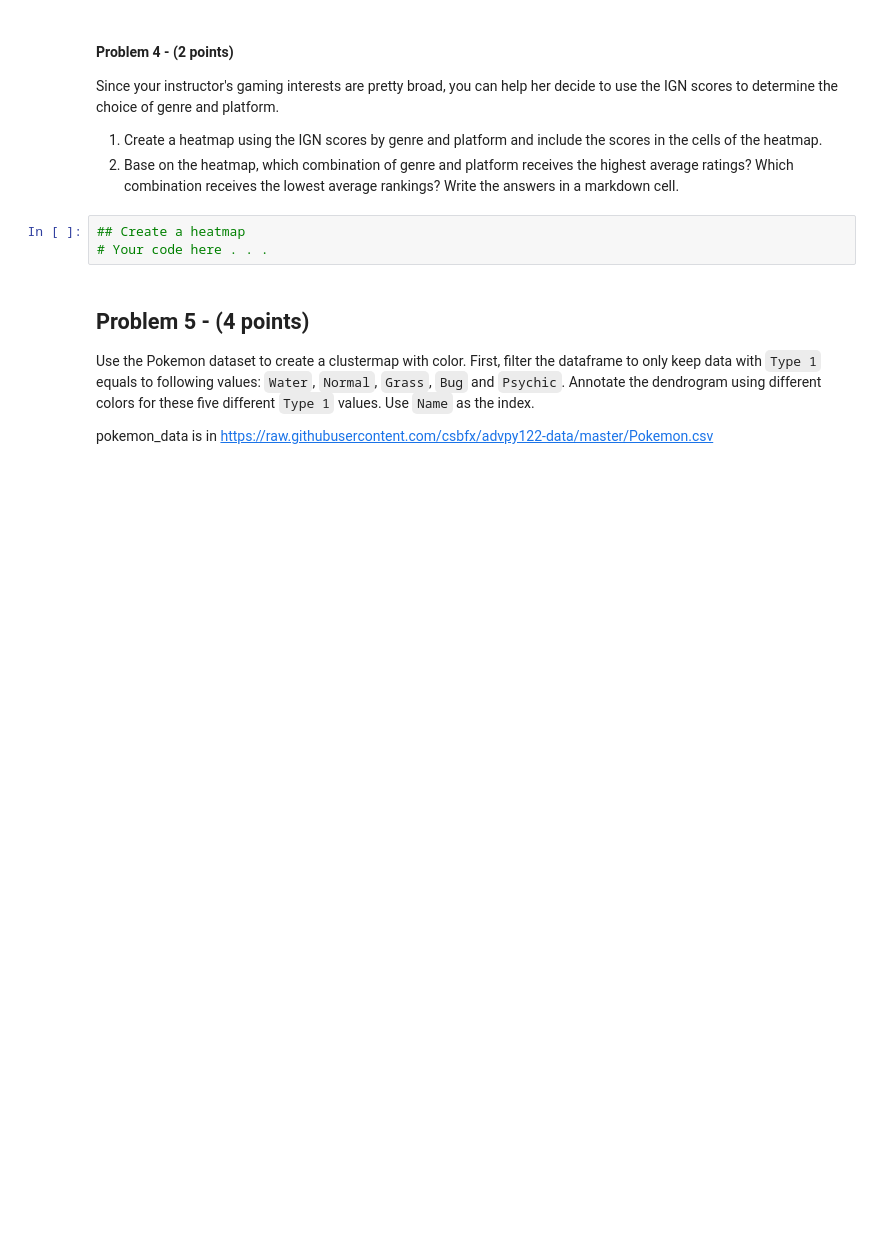
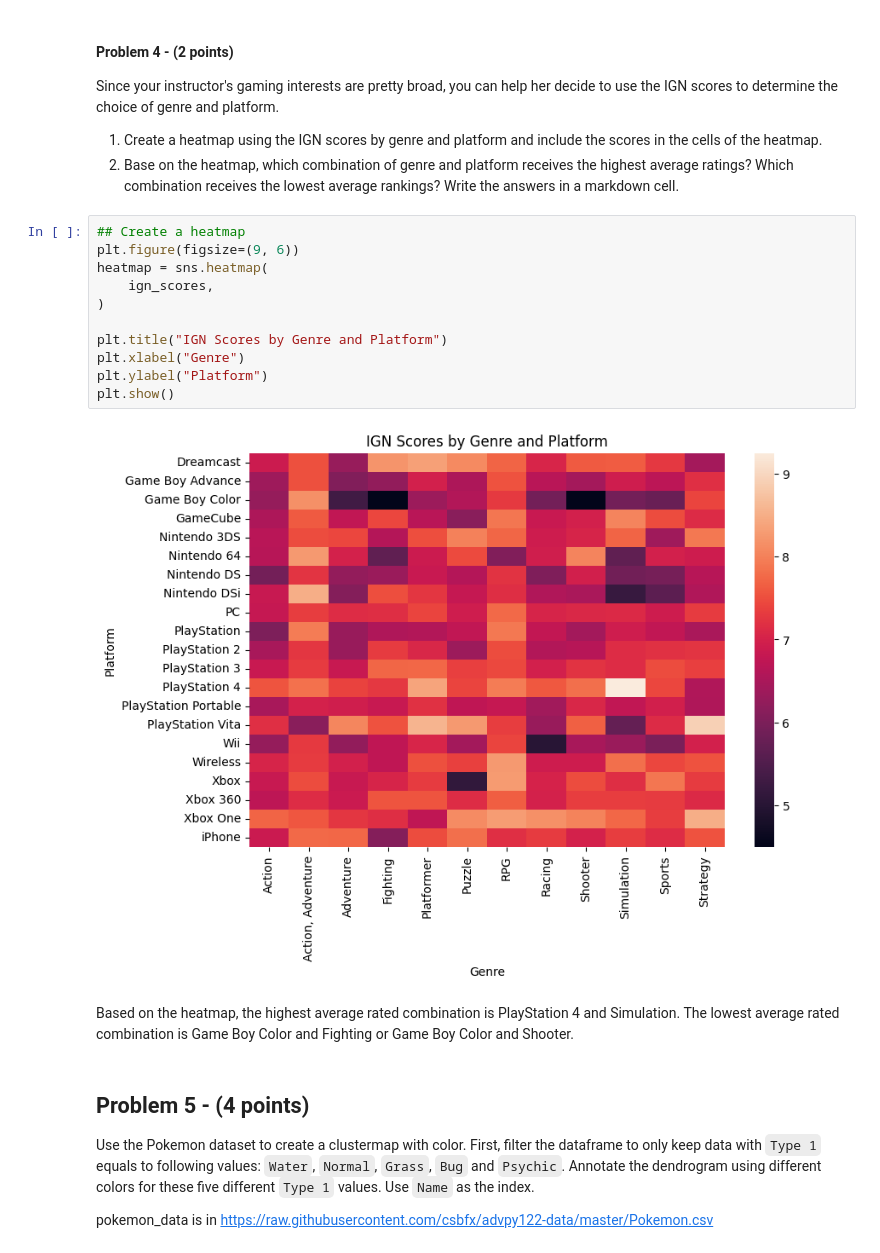
Before and after one commit to CS133-DataVisualization/cs133-datavisualization-fall2024-mini-assignments-mini-assignments, a Jupyter notebook: LeeJUSTIN_A11/Colab_A11_heatmap.ipynb, the cells around one changed output. Cells and saved outputs as stored; diff of their text form; blank space fills up the shorter version.

```diff
--- a/LeeJUSTIN_A11/Colab_A11_heatmap.ipynb
+++ b/LeeJUSTIN_A11/Colab_A11_heatmap.ipynb
@@ -46,9 +70,22 @@ Since your instructor's gaming interests are pretty broad, you can help her deci
 
 1. Create a heatmap using the IGN scores by genre and platform and include the scores in the cells of the heatmap.
 2. Base on the heatmap, which combination of genre and platform receives the highest average ratings?  Which combination receives the lowest average rankings? Write the answers in a markdown cell.
-# %%
-## Create a heatmap
-# Your code here . . .
+# %%
+## Create a heatmap
+plt.figure(figsize=(9, 6))
+heatmap = sns.heatmap(
+    ign_scores,
+)
+
+plt.title("IGN Scores by Genre and Platform")
+plt.xlabel("Genre")
+plt.ylabel("Platform")
+plt.show()
+# %% [output]
+[figure, added]
+# %% [markdown]
+Based on the heatmap, the highest average rated combination is PlayStation 4 and Simulation.
+The lowest average rated combination is Game Boy Color and Fighting or Game Boy Color and Shooter.
 # %% [markdown]
 ## Problem 5 - (4 points)
 Use the Pokemon dataset to create a clustermap with color. First, filter the dataframe to only keep data with `Type 1` equals to following values: `Water`, `Normal`, `Grass`, `Bug` and `Psychic`. Annotate the dendrogram using different colors for these five different `Type 1` values. Use `Name` as the index.
```
Also changed, not shown: parts of 10 cells of this notebook.
